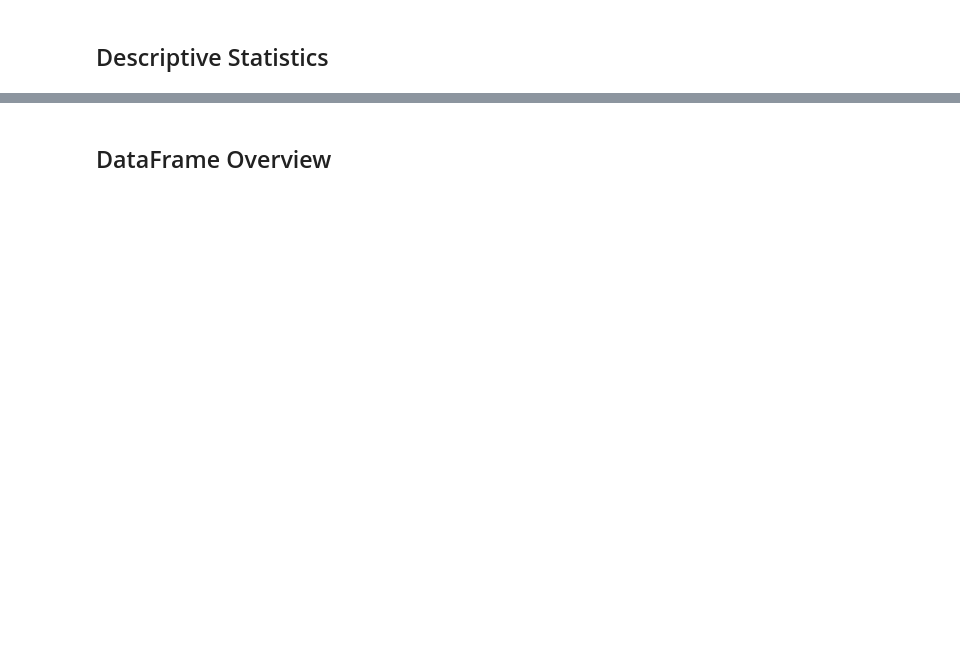
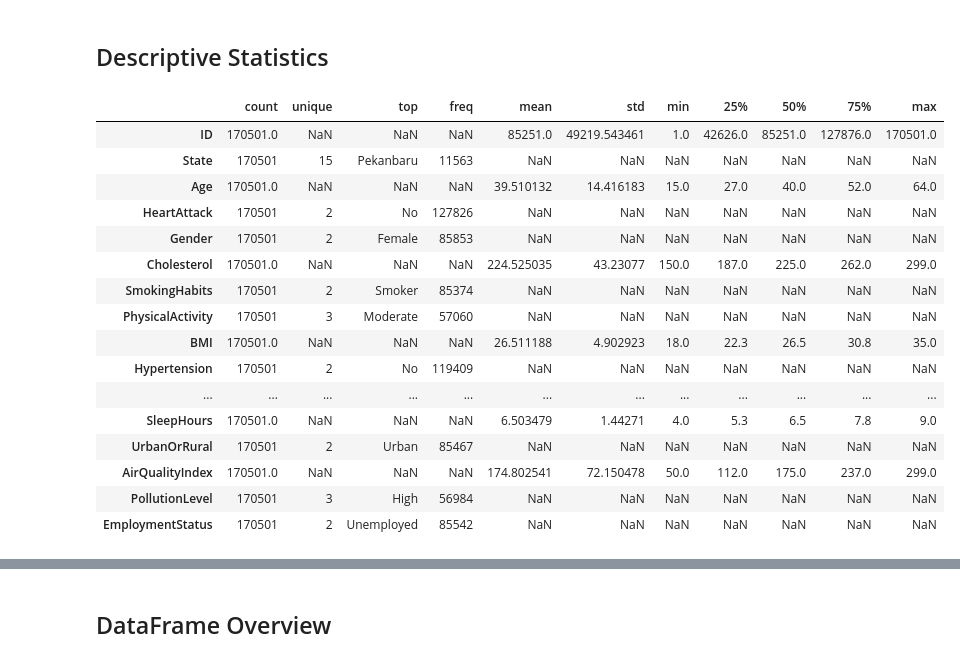
Before and after one commit to Fatur-Maulidan/Heart-Attack-Indonesia-Data-Mining-CRISPDM, a Jupyter notebook: 10124907_M. Fatur Maulidan Azzahra.ipynb, the cells around one changed output, grey strips where cells are left out. Cells and saved outputs as stored; diff of their text form; code cells hidden in the pictures; blank space fills up the shorter version.

```diff
--- a/10124907_M. Fatur Maulidan Azzahra.ipynb
+++ b/10124907_M. Fatur Maulidan Azzahra.ipynb
@@ -339,6 +217,26 @@ df
 <a id='df_ds'></a>
 # %% [markdown]
 ## Descriptive Statistics
+# %%
+heart_attack_df.describe(include='all').T
+# %% [output]
+|  | count | unique | top | freq | mean | std | min | 25% | 50% | 75% | max |
+| ID | 170501.0 | NaN | NaN | NaN | 85251.0 | 49219.543461 | 1.0 | 42626.0 | 85251.0 | 127876.0 | 170501.0 |
+| State | 170501 | 15 | Pekanbaru | 11563 | NaN | NaN | NaN | NaN | NaN | NaN | NaN |
+| Age | 170501.0 | NaN | NaN | NaN | 39.510132 | 14.416183 | 15.0 | 27.0 | 40.0 | 52.0 | 64.0 |
+| HeartAttack | 170501 | 2 | No | 127826 | NaN | NaN | NaN | NaN | NaN | NaN | NaN |
+| Gender | 170501 | 2 | Female | 85853 | NaN | NaN | NaN | NaN | NaN | NaN | NaN |
+| Cholesterol | 170501.0 | NaN | NaN | NaN | 224.525035 | 43.23077 | 150.0 | 187.0 | 225.0 | 262.0 | 299.0 |
+| SmokingHabits | 170501 | 2 | Smoker | 85374 | NaN | NaN | NaN | NaN | NaN | NaN | NaN |
+| PhysicalActivity | 170501 | 3 | Moderate | 57060 | NaN | NaN | NaN | NaN | NaN | NaN | NaN |
+| BMI | 170501.0 | NaN | NaN | NaN | 26.511188 | 4.902923 | 18.0 | 22.3 | 26.5 | 30.8 | 35.0 |
+| Hypertension | 170501 | 2 | No | 119409 | NaN | NaN | NaN | NaN | NaN | NaN | NaN |
+| ... | ... | ... | ... | ... | ... | ... | ... | ... | ... | ... | ... |
+| SleepHours | 170501.0 | NaN | NaN | NaN | 6.503479 | 1.44271 | 4.0 | 5.3 | 6.5 | 7.8 | 9.0 |
+| UrbanOrRural | 170501 | 2 | Urban | 85467 | NaN | NaN | NaN | NaN | NaN | NaN | NaN |
+| AirQualityIndex | 170501.0 | NaN | NaN | NaN | 174.802541 | 72.150478 | 50.0 | 112.0 | 175.0 | 237.0 | 299.0 |
+| PollutionLevel | 170501 | 3 | High | 56984 | NaN | NaN | NaN | NaN | NaN | NaN | NaN |
+| EmploymentStatus | 170501 | 2 | Unemployed | 85542 | NaN | NaN | NaN | NaN | NaN | NaN | NaN |
 # %%
 df.describe(include='all').T
 # %% [output]
```
Also changed, not shown: parts of 21 cells of this notebook, 1 other file.
